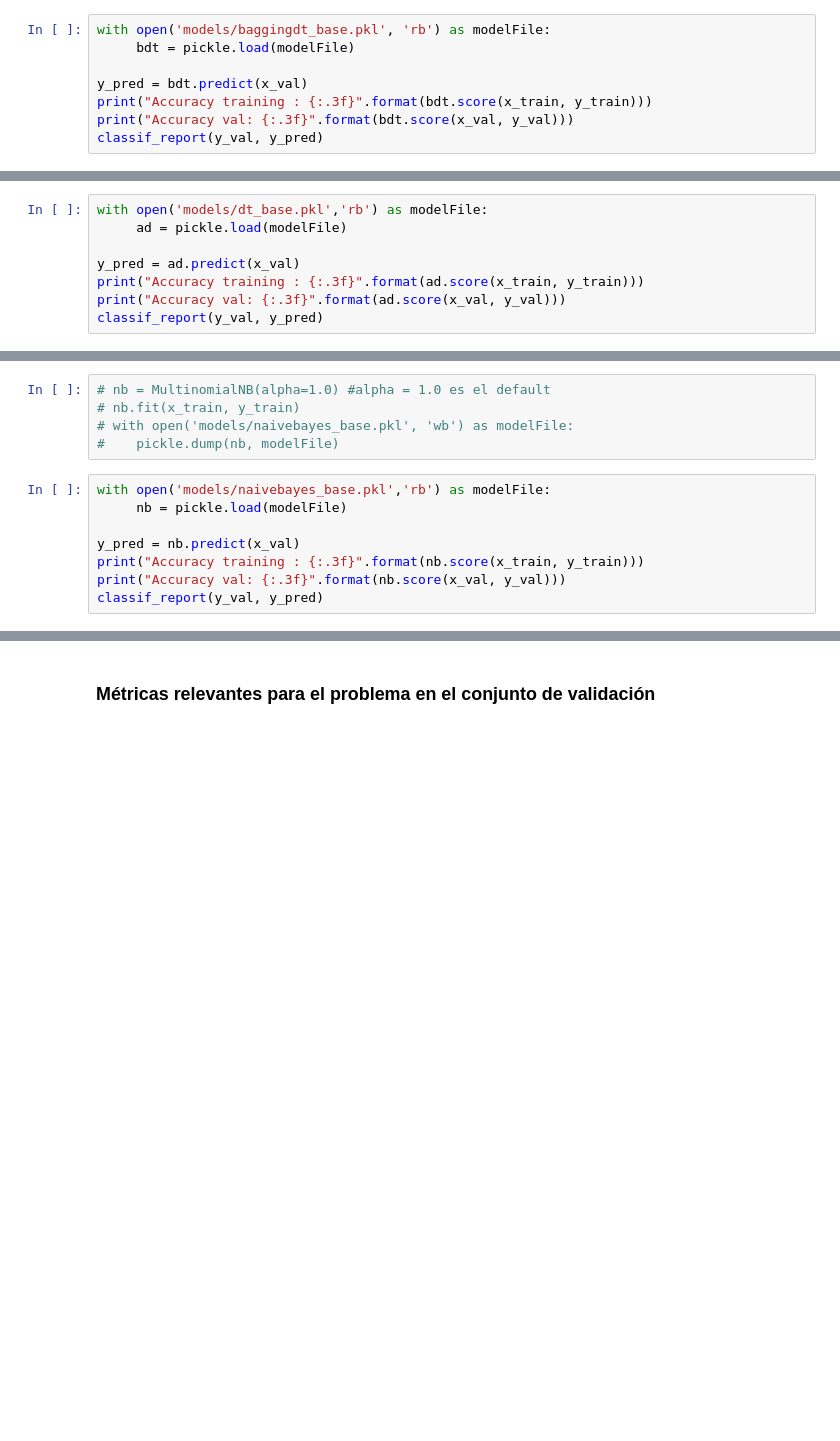
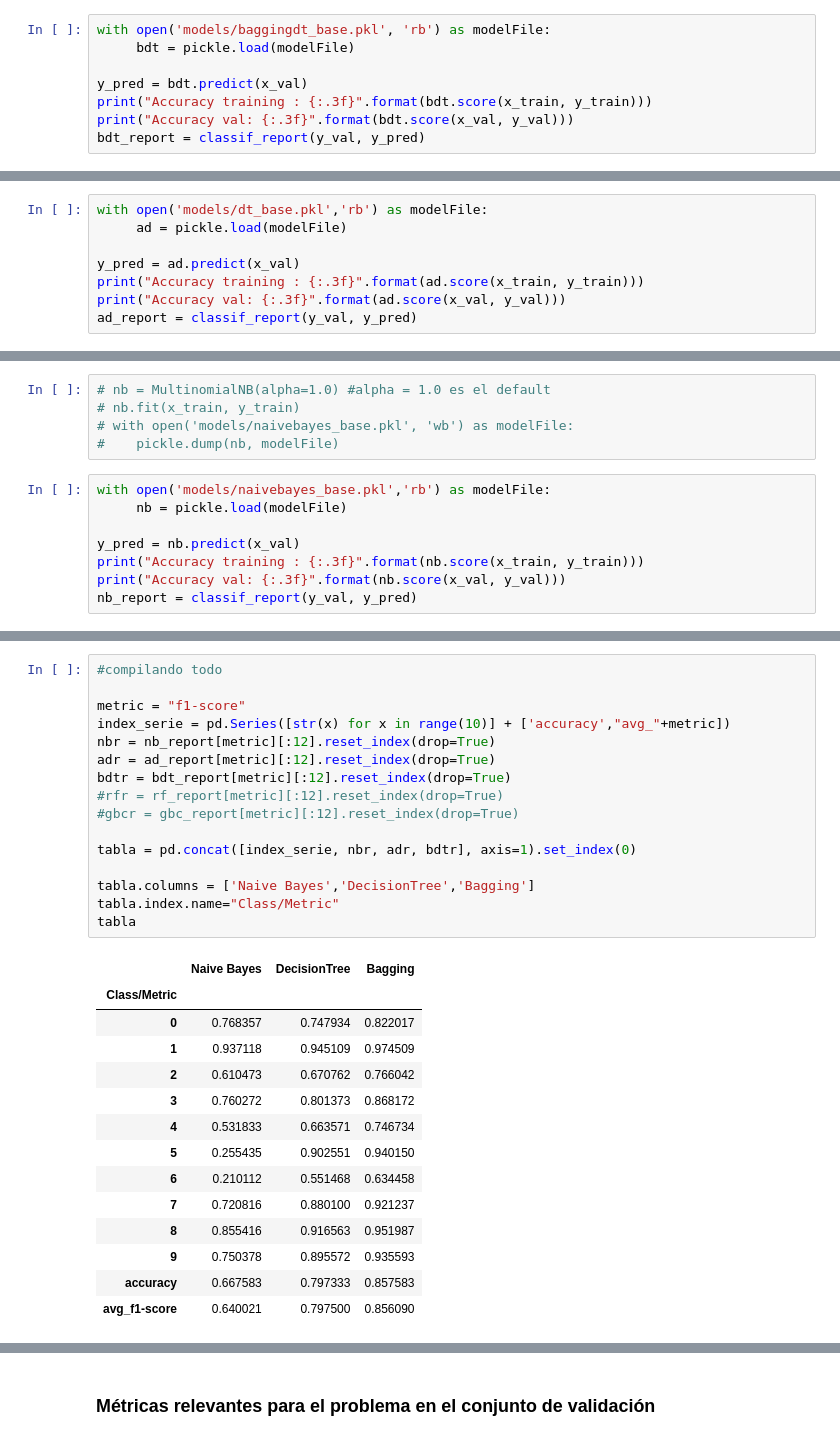
Before and after one commit to mcnanton/tp2AA, a Jupyter notebook: TP2AA.ipynb, the cells around one changed output, grey strips where cells are left out. Drawn from its saved outputs; the diff is of its cells as text; blank space fills up the shorter version.

Commit message:
tabla

```diff
--- a/TP2AA.ipynb
+++ b/TP2AA.ipynb
@@ -442,6 +413,6 @@ with open('models/baggingdt_base.pkl', 'rb') as modelFile:
 y_pred = bdt.predict(x_val)
 print("Accuracy training : {:.3f}".format(bdt.score(x_train, y_train)))
 print("Accuracy val: {:.3f}".format(bdt.score(x_val, y_val)))
-classif_report(y_val, y_pred)
+bdt_report = classif_report(y_val, y_pred)
 # %% [output]
 [Parallel(n_jobs=4)]: Using backend LokyBackend with 4 concurrent workers.
@@ -483,7 +440,7 @@ with open('models/dt_base.pkl','rb') as modelFile:
 y_pred = ad.predict(x_val)
 print("Accuracy training : {:.3f}".format(ad.score(x_train, y_train)))
 print("Accuracy val: {:.3f}".format(ad.score(x_val, y_val)))
-classif_report(y_val, y_pred)
+ad_report = classif_report(y_val, y_pred)
 # %% [output]
 Accuracy training : 1.000
 Accuracy val: 0.797
@@ -515,7 +458,7 @@ with open('models/naivebayes_base.pkl','rb') as modelFile:
 y_pred = nb.predict(x_val)
 print("Accuracy training : {:.3f}".format(nb.score(x_train, y_train)))
 print("Accuracy val: {:.3f}".format(nb.score(x_val, y_val)))
-classif_report(y_val, y_pred)
+nb_report = classif_report(y_val, y_pred)
 # %% [output]
 Accuracy training : 0.666
 Accuracy val: 0.668
@@ -535,0 +465,31 @@ Accuracy val: 0.668
+# %%
+#compilando todo
+
+metric = "f1-score"
+index_serie = pd.Series([str(x) for x in range(10)] + ['accuracy',"avg_"+metric])
+nbr = nb_report[metric][:12].reset_index(drop=True)
+adr = ad_report[metric][:12].reset_index(drop=True)
+bdtr = bdt_report[metric][:12].reset_index(drop=True)
+#rfr = rf_report[metric][:12].reset_index(drop=True)
+#gbcr = gbc_report[metric][:12].reset_index(drop=True)
+
+tabla = pd.concat([index_serie, nbr, adr, bdtr], axis=1).set_index(0)
+
+tabla.columns = ['Naive Bayes','DecisionTree','Bagging']
+tabla.index.name="Class/Metric"
+tabla
+# %% [output]
+|  | Naive Bayes | DecisionTree | Bagging |
+| Class/Metric |  |  |  |
+| 0 | 0.768357 | 0.747934 | 0.822017 |
+| 1 | 0.937118 | 0.945109 | 0.974509 |
+| 2 | 0.610473 | 0.670762 | 0.766042 |
+| 3 | 0.760272 | 0.801373 | 0.868172 |
+| 4 | 0.531833 | 0.663571 | 0.746734 |
+| 5 | 0.255435 | 0.902551 | 0.940150 |
+| 6 | 0.210112 | 0.551468 | 0.634458 |
+| 7 | 0.720816 | 0.880100 | 0.921237 |
+| 8 | 0.855416 | 0.916563 | 0.951987 |
+| 9 | 0.750378 | 0.895572 | 0.935593 |
+| accuracy | 0.667583 | 0.797333 | 0.857583 |
+| avg_f1-score | 0.640021 | 0.797500 | 0.856090 |
```
Also changed, not shown: parts of 6 cells of this notebook.
